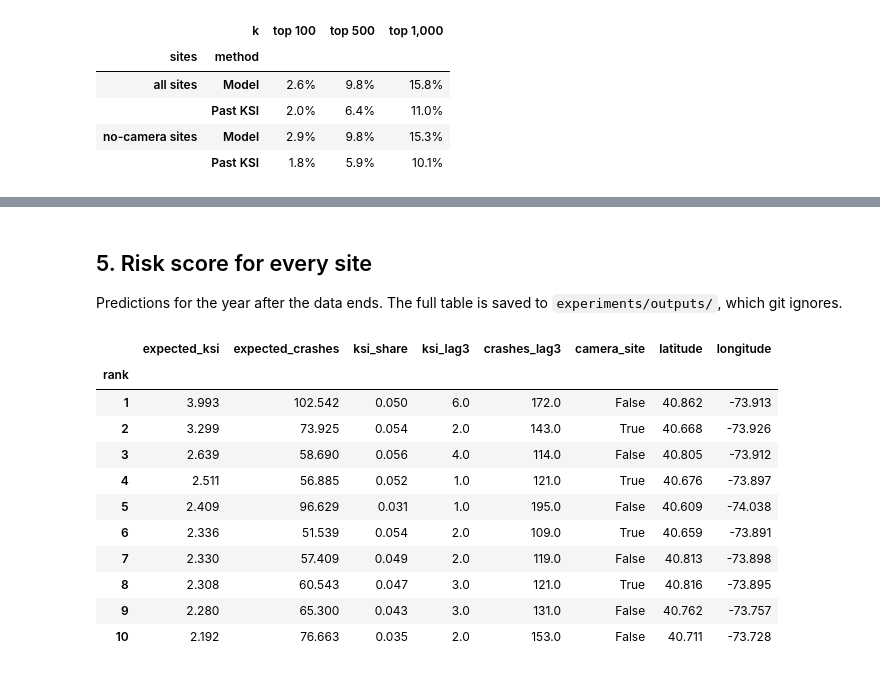
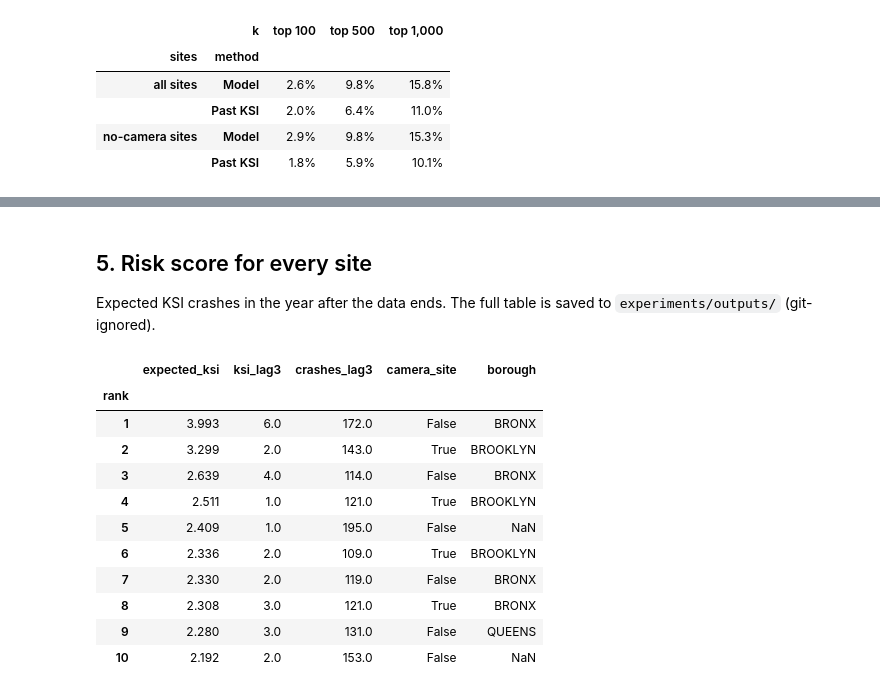
Before and after one commit to Group-7-Capstone/Group-7-Capstone, a Jupyter notebook: experiments/q1_ksi_risk.ipynb, the cells around one changed output, grey strips where cells are left out. Saved outputs shown, nothing was run; the diff lists cells and outputs as text; code cells hidden in the pictures.

```diff
--- a/experiments/q1_ksi_risk.ipynb
+++ b/experiments/q1_ksi_risk.ipynb
@@ -315,0 +191,30 @@ Severe-crash sites: predicted KSI share of 5.7% or more (a typical site: 3.1%),
+# %%
+# DOT, NYC Red Light Camera Program Review 2024 Report, p. 12 (sums to more than 150 because cameras rotate)
+dot = pd.Series({"BRONX": 20, "BROOKLYN": 53, "MANHATTAN": 15, "QUEENS": 58, "STATEN ISLAND": 22})
+rlc_sites = panel.query("year == 2023 and rlc_active").site_id
+ours = sites.set_index("site_id").loc[rlc_sites, "borough"].value_counts().reindex(dot.index)
+unknown = len(rlc_sites) - ours.sum()
+
+past = tail.query("method == 'Past KSI' and k == 100").iloc[0]
+n_years = len(config.test_years)
+before_after = pd.Series({"Prior 3 years\n(average per year)": past.pred / n_years,
+                          "Next year": past.obs / n_years})
+
+fig, (ax1, ax2) = plt.subplots(1, 2, figsize=(13, 3.8), gridspec_kw={"width_ratios": [1.4, 1]})
+x = np.arange(len(dot))
+ax1.bar(x - 0.2, dot.values, width=0.38, color=INK_2, label="DOT report")
+ax1.bar(x + 0.2, ours.values, width=0.38, color=MODEL, label=f"Our reconstruction ({unknown} more with no borough)")
+ax1.set_xticks(x, [b.title() for b in dot.index])
+ax1.grid(axis="x", visible=False)
+ax1.set_ylabel("Camera intersections")
+ax1.set_ylim(0, max(dot.max(), ours.max()) * 1.3)
+ax1.legend(frameon=False, loc="upper left", ncol=2)
+ax1.set_title("Reconstructed camera sites match DOT's borough counts")
+
+bars = ax2.bar(before_after.index, before_after.values, color=PRACTICE, width=0.55)
+ax2.bar_label(bars, labels=[f"{v:.0f}" for v in before_after.values], padding=3, color=INK_2)
+ax2.grid(axis="x", visible=False)
+ax2.set_ylabel("KSI crashes per year, 100 sites")
+ax2.set_ylim(0, before_after.max() * 1.18)
+ax2.set_title(f"Top-100 past-KSI sites fall {1 - past.ratio:.0%} with no intervention")
+fig.tight_layout()
@@ -316,24 +223,27 @@ Severe-crash sites: predicted KSI share of 5.7% or more (a typical site: 3.1%),
 # %% [markdown]
 ## 5. Risk score for every site
-
-Predictions for the year after the data ends. The full table is saved to `experiments/outputs/`, which git ignores.
+Expected KSI crashes in the year after the data ends. The full table is saved to `experiments/outputs/` (git-ignored).
 # %%
-out_dir = Path("outputs")
-out_dir.mkdir(exist_ok=True)
+risk = (
+    scoring.assign(expected_ksi=final.predict(scoring))
+    .merge(sites[["site_id", "borough", "latitude", "longitude"]], on="site_id")
+    .sort_values("expected_ksi", ascending=False)
+    .assign(rank=lambda d: np.arange(1, len(d) + 1))
+)
 year = risk["year"].iloc[0]
-risk.to_parquet(out_dir / f"q1_site_risk_{year}.parquet")
-risk[["rank", "expected_ksi", "expected_crashes", "ksi_share", "ksi_lag3", "crashes_lag3",
-      "camera_site", "latitude", "longitude"]].head(10).set_index("rank")
+Path("outputs").mkdir(exist_ok=True)
+risk.to_parquet(Path("outputs") / f"q1_site_risk_{year}.parquet")
+risk[["rank", "expected_ksi", "ksi_lag3", "crashes_lag3", "camera_site", "borough"]].head(10).set_index("rank")
 # %% [output]
-|  | expected_ksi | expected_crashes | ksi_share | ksi_lag3 | crashes_lag3 | camera_site | latitude | longitude |
-| rank |  |  |  |  |  |  |  |  |
-| 1 | 3.993 | 102.542 | 0.050 | 6.0 | 172.0 | False | 40.862 | -73.913 |
-| 2 | 3.299 | 73.925 | 0.054 | 2.0 | 143.0 | True | 40.668 | -73.926 |
-| 3 | 2.639 | 58.690 | 0.056 | 4.0 | 114.0 | False | 40.805 | -73.912 |
-| 4 | 2.511 | 56.885 | 0.052 | 1.0 | 121.0 | True | 40.676 | -73.897 |
-| 5 | 2.409 | 96.629 | 0.031 | 1.0 | 195.0 | False | 40.609 | -74.038 |
-| 6 | 2.336 | 51.539 | 0.054 | 2.0 | 109.0 | True | 40.659 | -73.891 |
-| 7 | 2.330 | 57.409 | 0.049 | 2.0 | 119.0 | False | 40.813 | -73.898 |
-| 8 | 2.308 | 60.543 | 0.047 | 3.0 | 121.0 | True | 40.816 | -73.895 |
-| 9 | 2.280 | 65.300 | 0.043 | 3.0 | 131.0 | False | 40.762 | -73.757 |
-| 10 | 2.192 | 76.663 | 0.035 | 2.0 | 153.0 | False | 40.711 | -73.728 |
+|  | expected_ksi | ksi_lag3 | crashes_lag3 | camera_site | borough |
+| rank |  |  |  |  |  |
+| 1 | 3.993 | 6.0 | 172.0 | False | BRONX |
+| 2 | 3.299 | 2.0 | 143.0 | True | BROOKLYN |
+| 3 | 2.639 | 4.0 | 114.0 | False | BRONX |
+| 4 | 2.511 | 1.0 | 121.0 | True | BROOKLYN |
+| 5 | 2.409 | 1.0 | 195.0 | False | NaN |
+| 6 | 2.336 | 2.0 | 109.0 | True | BROOKLYN |
+| 7 | 2.330 | 2.0 | 119.0 | False | BRONX |
+| 8 | 2.308 | 3.0 | 121.0 | True | BRONX |
+| 9 | 2.280 | 3.0 | 131.0 | False | QUEENS |
+| 10 | 2.192 | 2.0 | 153.0 | False | NaN |
```
Also changed, not shown: parts of 19 cells of this notebook, 4 other files.
